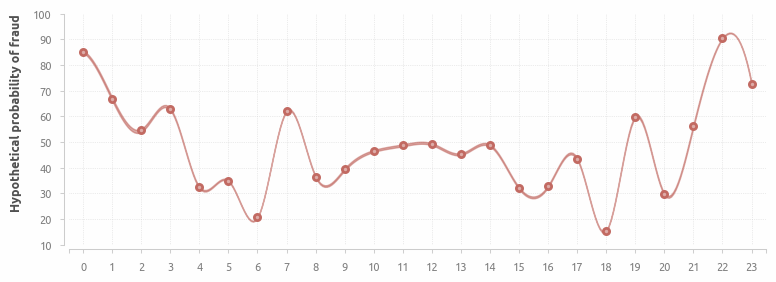
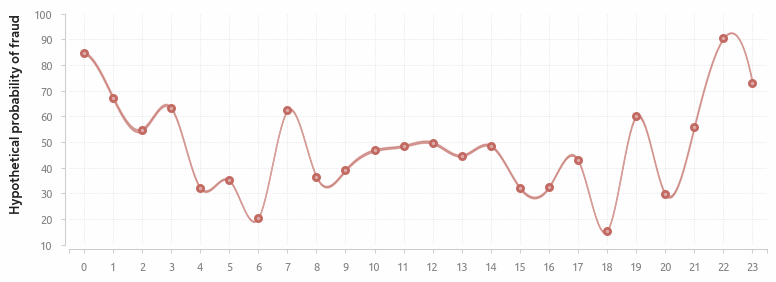
Code edit (unified diff) that turned the first committed figure into the second:
--- before
+++ after
@@ -21,5 +21,5 @@
 
 ax.set_xlabel(None)
-ax.set_ylabel('Hypothetical probability of fraud')
+ax.set_ylabel('Hypothetical probability of fraud', **label)
 
 ax.set_xticks(bootstrap_fraud_prob.index)

Commit: upd